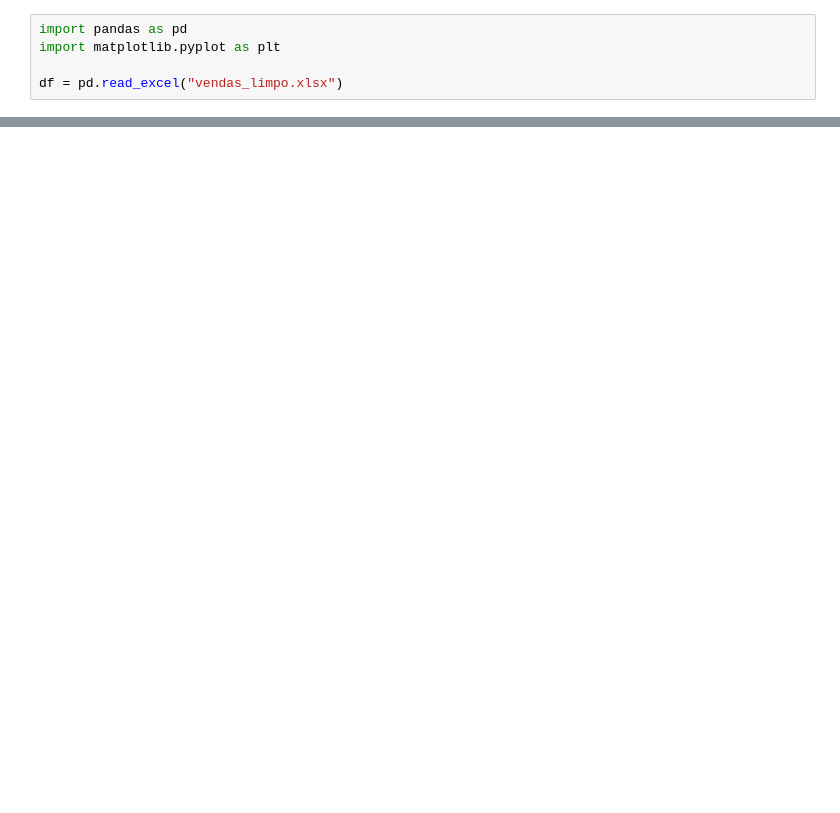
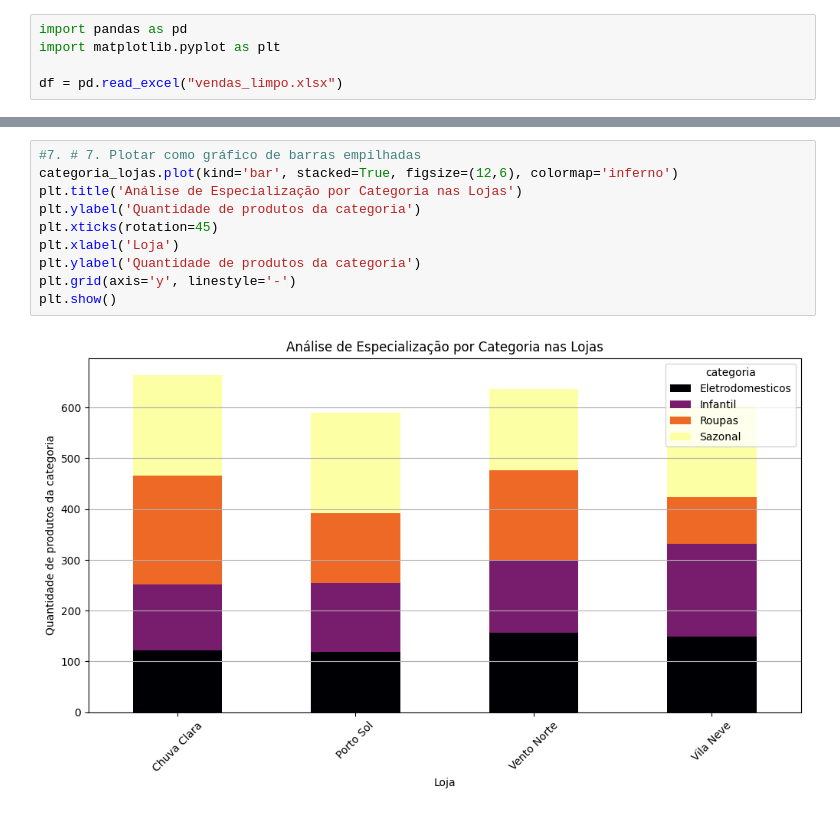
Before and after one commit to marcossenai/exercicioAnalise, a Jupyter notebook: analise.ipynb, the cells around one changed output, grey strips where cells are left out. Drawn from its saved outputs; the diff is of its cells as text; blank space fills up the shorter version.

```diff
--- a/analise.ipynb
+++ b/analise.ipynb
@@ -61,0 +113,12 @@ plt.show()
+# %%
+#7. # 7. Plotar como gráfico de barras empilhadas
+categoria_lojas.plot(kind='bar', stacked=True, figsize=(12,6), colormap='inferno')
+plt.title('Análise de Especialização por Categoria nas Lojas')
+plt.ylabel('Quantidade de produtos da categoria')
+plt.xticks(rotation=45)
+plt.xlabel('Loja')
+plt.ylabel('Quantidade de produtos da categoria')
+plt.grid(axis='y', linestyle='-')
+plt.show()
+# %% [output]
+[figure, added]
```
Also changed, not shown: parts of 7 cells of this notebook.
